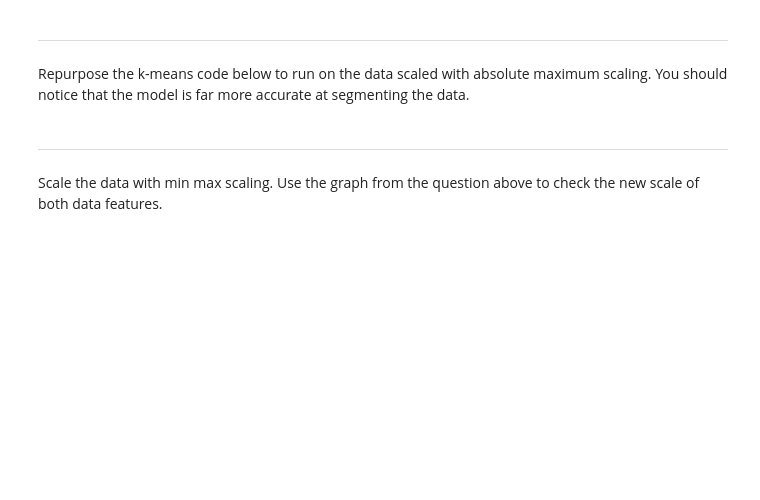
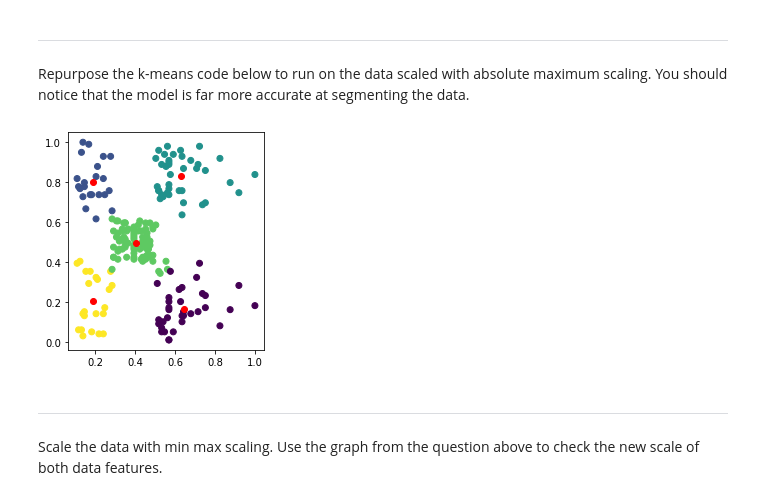
Before and after one commit to MatthewTracy/Machine-Learning-With-Python, a Jupyter notebook: Feature Engineering/Min Max K Means Feature Engin.ipynb, the cells around one changed output. Drawn from its saved outputs; the diff is of its cells as text; code cells hidden in the pictures; blank space fills up the shorter version.

```diff
--- a/Feature Engineering/Min Max K Means Feature Engin.ipynb
+++ b/Feature Engineering/Min Max K Means Feature Engin.ipynb
@@ -90,12 +102,15 @@ Repurpose the k-means code below to run on the data scaled with absolute maximum
 # %%
 #We use the same k-means code as above
 #This time we substitute mall_customers with mall_customers_abs
 #In the output, we can see that the clusters more closely fit the natural clusters in the data
-K=5
 kmeans = KMeans(n_clusters=K)
-cluster = kmeans.fit_predict(mall_customers[["Annual Income ($)","Spending Score (1-100)"]])
-plt.scatter(mall_customers["Annual Income ($)"],mall_customers["Spending Score (1-100)"],c=cluster)
+cluster = kmeans.fit_predict(mall_customers_abs[["Annual Income ($)","Spending Score (1-100)"]])
+plt.scatter(mall_customers_abs["Annual Income ($)"],mall_customers_abs["Spending Score (1-100)"],c=cluster)
 plt.scatter(kmeans.cluster_centers_[:, 0], kmeans.cluster_centers_[:, 1], c='red')
+plt.axis('scaled')
+plt.show()
+# %% [output]
+[figure, added]
 # %% [markdown]
 <hr style="height:2px;border-width:0;color:black;background-color:black">
 # %% [markdown]
```
Also changed, not shown: parts of 9 cells of this notebook.
